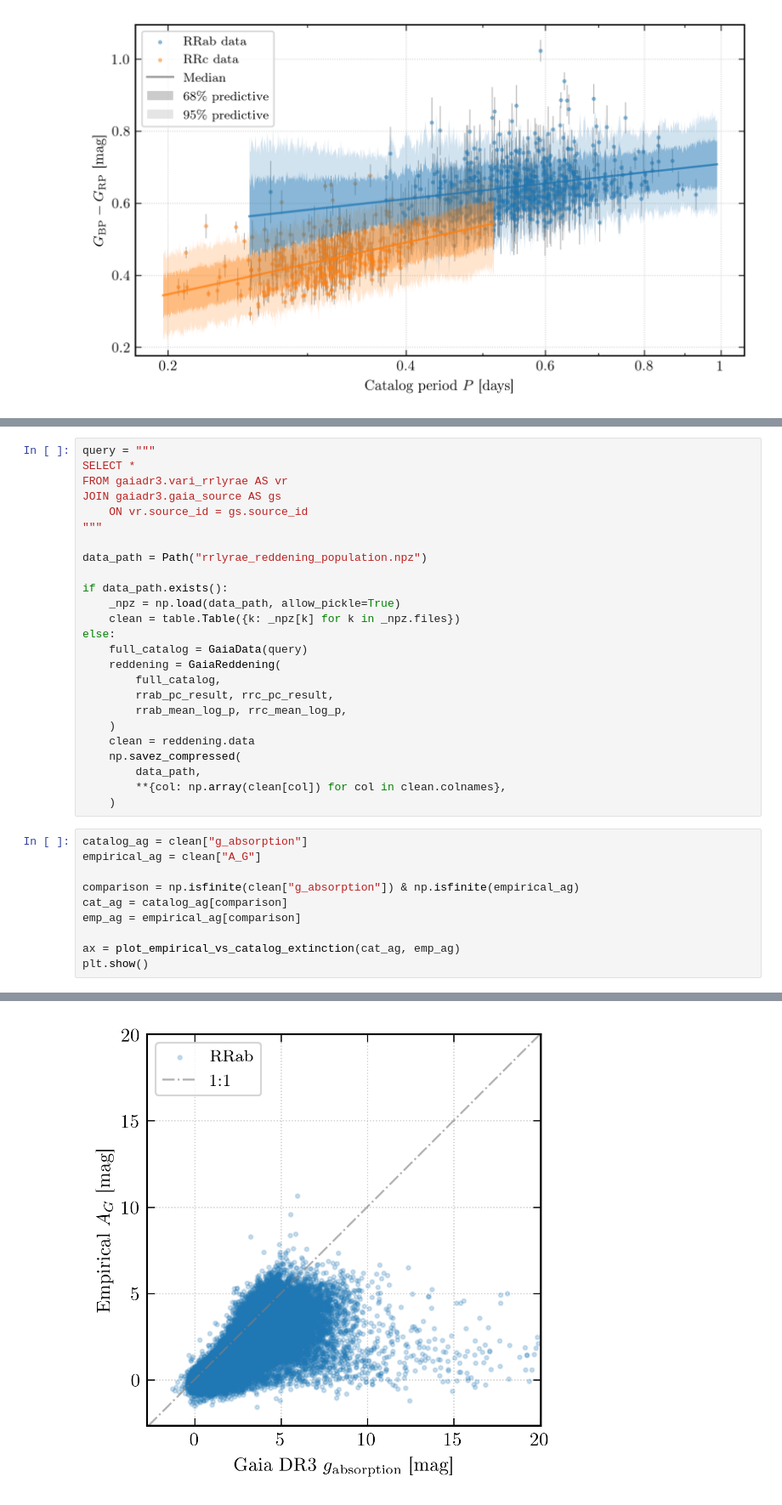
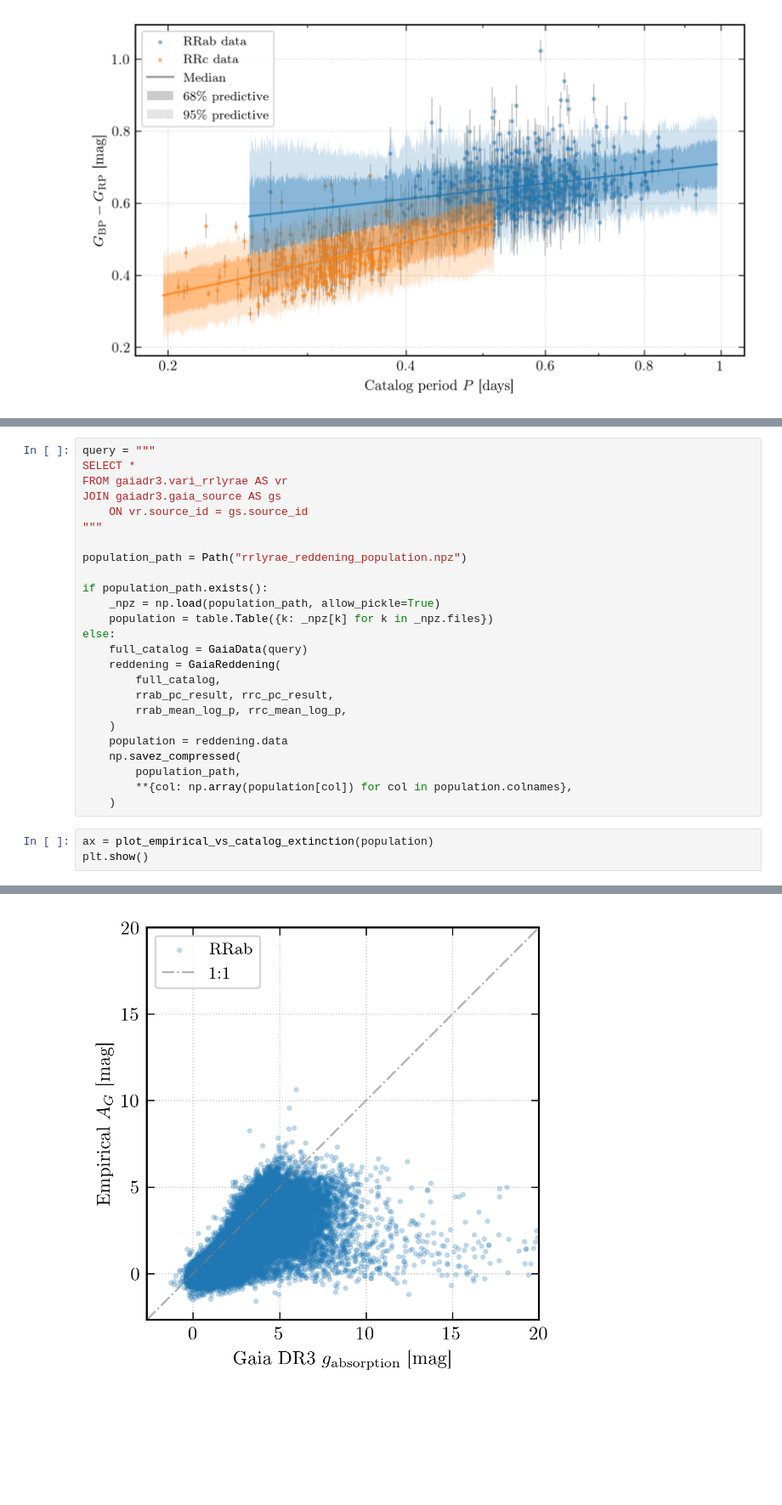
Before and after one commit to raw-asparagus/ay-128, a Jupyter notebook: labs/01/03d-period-color.ipynb, the cells around one changed output, grey strips where cells are left out. Shown at 85% size. Saved outputs shown, nothing was run; the diff lists cells and outputs as text; blank space fills up the shorter version.

```diff
--- a/labs/01/03d-period-color.ipynb
+++ b/labs/01/03d-period-color.ipynb
@@ -90,11 +64,11 @@ JOIN gaiadr3.gaia_source AS gs
     ON vr.source_id = gs.source_id
 """
 
-data_path = Path("rrlyrae_reddening_population.npz")
+population_path = Path("rrlyrae_reddening_population.npz")
 
-if data_path.exists():
-    _npz = np.load(data_path, allow_pickle=True)
-    clean = table.Table({k: _npz[k] for k in _npz.files})
+if population_path.exists():
+    _npz = np.load(population_path, allow_pickle=True)
+    population = table.Table({k: _npz[k] for k in _npz.files})
 else:
     full_catalog = GaiaData(query)
     reddening = GaiaReddening(
@@ -102,19 +76,12 @@ else:
         rrab_pc_result, rrc_pc_result,
         rrab_mean_log_p, rrc_mean_log_p,
     )
-    clean = reddening.data
+    population = reddening.data
     np.savez_compressed(
-        data_path,
-        **{col: np.array(clean[col]) for col in clean.colnames},
+        population_path,
+        **{col: np.array(population[col]) for col in population.colnames},
     )
 # %%
-catalog_ag = clean["g_absorption"]
-empirical_ag = clean["A_G"]
-
-comparison = np.isfinite(clean["g_absorption"]) & np.isfinite(empirical_ag)
-cat_ag = catalog_ag[comparison]
-emp_ag = empirical_ag[comparison]
-
-ax = plot_empirical_vs_catalog_extinction(cat_ag, emp_ag)
+ax = plot_empirical_vs_catalog_extinction(population)
 plt.show()
 # %% [output]
@@ -123 +88 @@ Comparison sample: 142,867 stars
-[figure, old version]
+[figure, new version]
```
Also changed, not shown: parts of 3 cells of this notebook, 12 other files.
